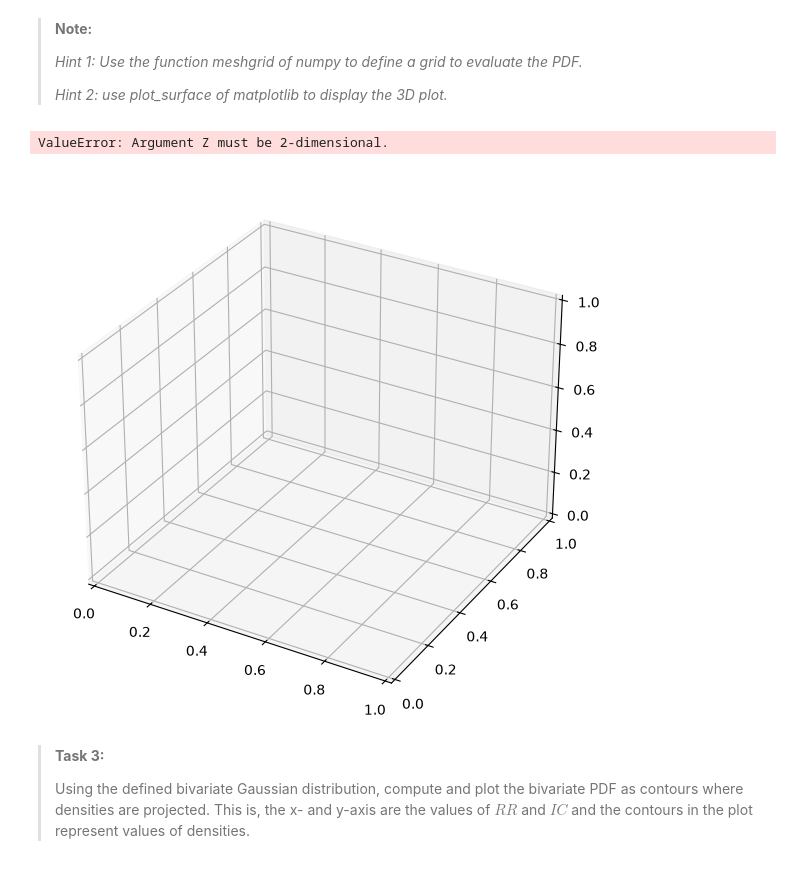
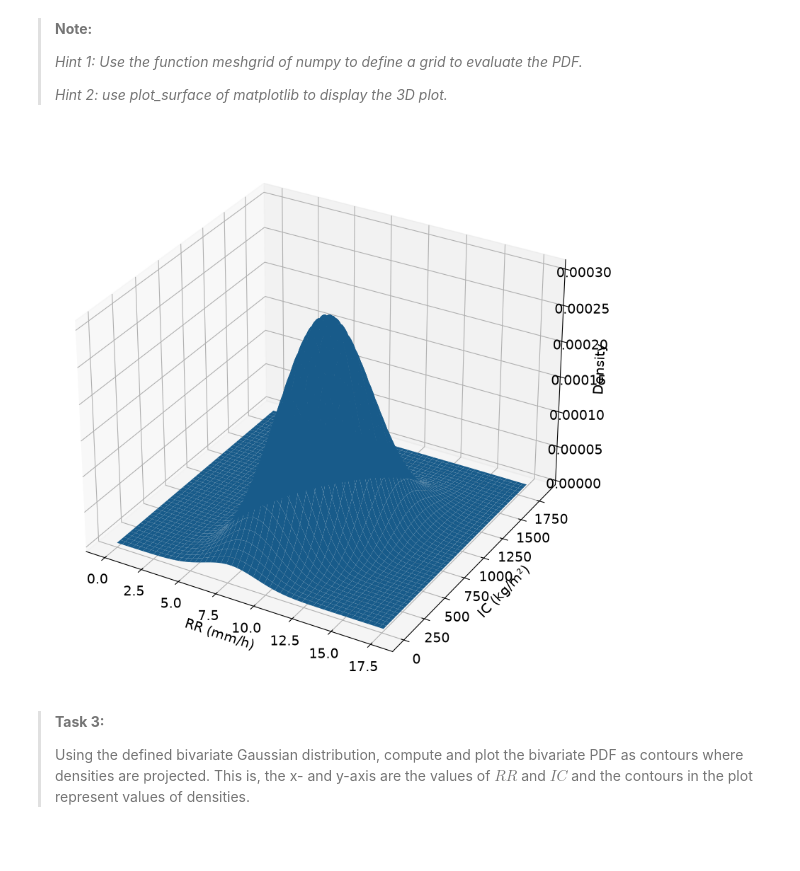
Before and after one commit to jasmineshannon/PA1.5, a Jupyter notebook: scipy_statcs_3d_plots.ipynb, the cells around one changed output. Saved outputs shown, nothing was run; the diff lists cells and outputs as text; code cells hidden in the pictures.

```diff
--- a/scipy_statcs_3d_plots.ipynb
+++ b/scipy_statcs_3d_plots.ipynb
@@ -29,11 +29,11 @@ mu = [mu1, mu2] #vector of means
 # Define the covariance matrix
 s1 = 2
 s2 = 300
-covariance = [
-    [s1**2, 300],
-    [300, s2**2]
-]
-sigma = [s1, s2]
+covariance = 300
+sigma = np.array([
+    [s1**2, covariance],
+    [covariance, s2**2]
+])
 
 # Draw 100 samples from a bivariate Gaussian distribution
 samples = multivariate_normal(mean=mu, cov=sigma).rvs(size=100)
@@ -109,31 +111,33 @@ print(f"The shape of the mesh is: {mesh_plot.shape}")
 # %%
 # Define the mesh of values where we want to evaluate the random variables
 n = 200 #size of the mesh
-values_RR = np.linspace(2,18,200) #approximately ±4 standard deviations around the means
-values_IC = np.linspace(0,1600,200) #with each time 200 evenly spaced values
+values_RR = np.linspace(0,mu[0]+3.8*s1,n) #approximately ±4 standard deviations around the means
+values_IC = np.linspace(0,mu[1]+3.8*s2,n) #with each time 200 evenly spaced values
 
 # Define the grid
 X1,X2 = np.meshgrid(values_RR, values_IC)
 X1_1d = np.concatenate(X1.T)
 X2_1d = np.concatenate(X2.T)
-X = np.array([X1_1d,X2_1d]).T
+X = np.array([X1_1d, X2_1d]).T
 
 # Evaluate the PDF
-Z = multivariate_normal(mean=mu, cov=covariance).pdf(X)
+Z = multivariate_normal(mean=mu, cov=sigma).pdf(X)
+Z_size = Z.reshape(X1.shape).T
 
 # Create the 3D plot
-fig = plt.figure(figsize=(10, 7))
+plt.rcParams.update({'font.size': 14})
+
+fig = plt.figure(figsize=(15,10))
 ax = fig.add_subplot(111, projection='3d')
 
-ax.plot_surface(X1_1d, X2_1d, Z)
+ax.plot_surface(X1, X2, Z_size)
 ax.set_xlabel("RR (mm/h)")
 ax.set_ylabel("IC (kg/m²)")
 ax.set_zlabel("Density")
 
 plt.show()
 # %% [output]
-ValueError: Argument Z must be 2-dimensional.
-[figure, old version]
+[figure, new version]
 # %% [markdown]
 > **Task 3:**
 >
```
Also changed, not shown: parts of 3 cells of this notebook.
